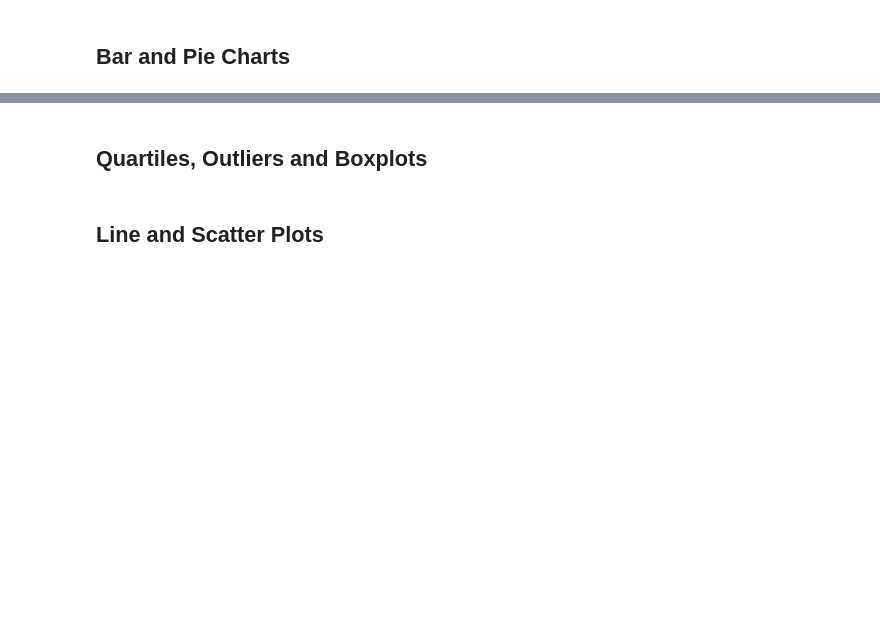
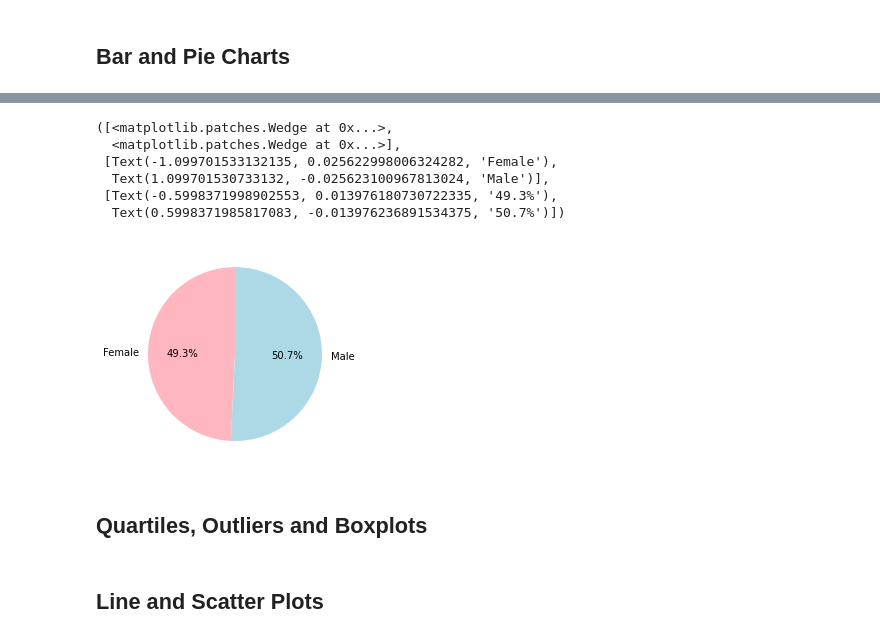
Before and after one commit to joe-m-2020/Pymaceuticals, a Jupyter notebook: pymaceuticals_starter-checkpoint-checkpoint-checkpoint.ipynb, the cells around one changed output, grey strips where cells are left out. Drawn from its saved outputs; the diff is of its cells as text; code cells hidden in the pictures; blank space fills up the shorter version.

```diff
--- a/pymaceuticals_starter-checkpoint-checkpoint-checkpoint.ipynb
+++ b/pymaceuticals_starter-checkpoint-checkpoint-checkpoint.ipynb
@@ -171,2 +201,14 @@ KeyError: 'Regimen'
 # %%
-# Generate a pie plot showing the distribution of female versus male mice using pandas
+# Generate a pie plot showing the distribution of female versus male mice using pyplot
+
+sexes=sex_count.index
+
+plt.pie(sex_count,labels=sexes,colors=colors,autopct="%1.1f%%",startangle=90)
+# %% [output]
+([<matplotlib.patches.Wedge at 0x...>,
+  <matplotlib.patches.Wedge at 0x...>],
+ [Text(-1.099701533132135, 0.025622998006324282, 'Female'),
+  Text(1.099701530733132, -0.025623100967813024, 'Male')],
+ [Text(-0.5998371998902553, 0.013976180730722335, '49.3%'),
+  Text(0.5998371985817083, -0.013976236891534375, '50.7%')])
+[figure, added]
```
Also changed, not shown: parts of 11 cells of this notebook.
